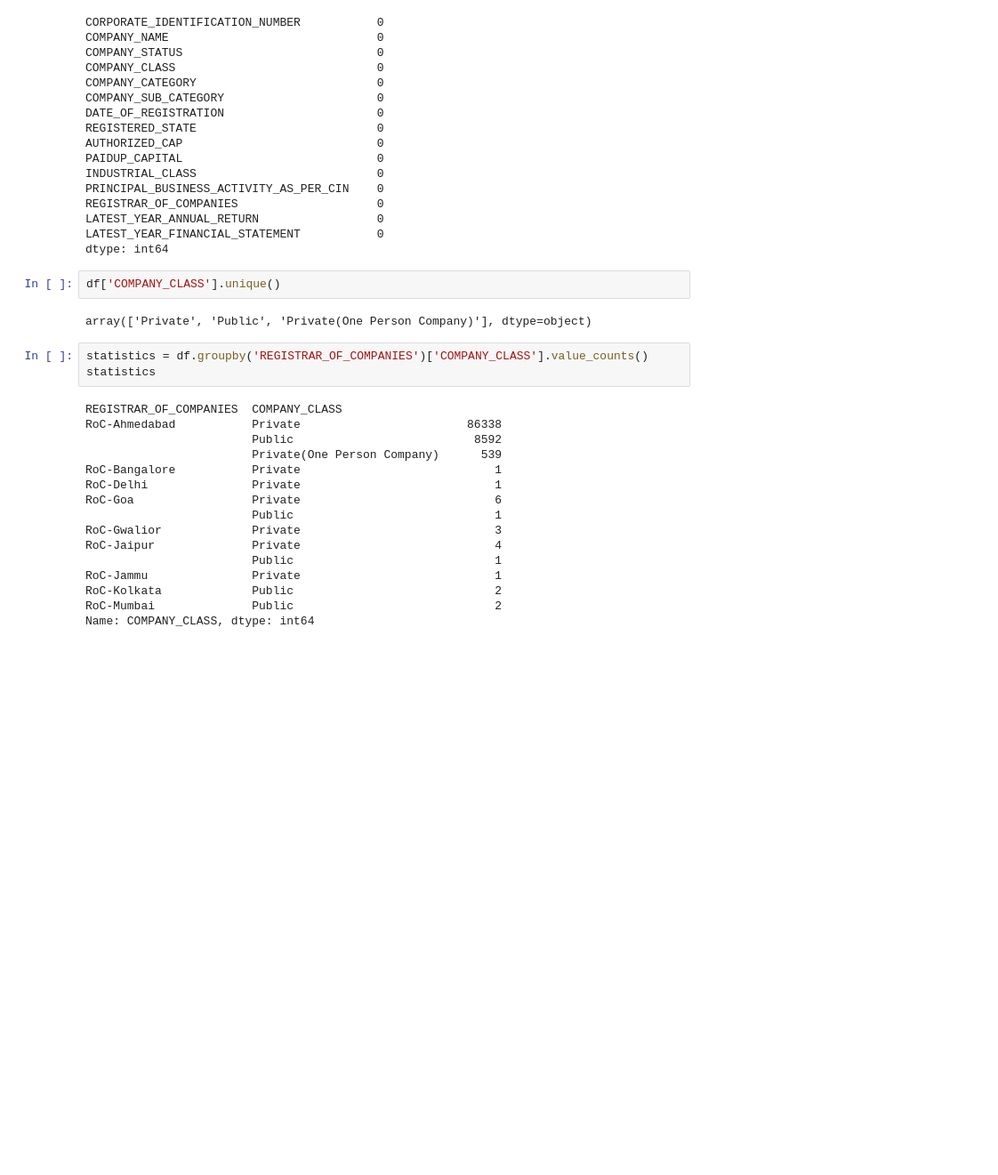
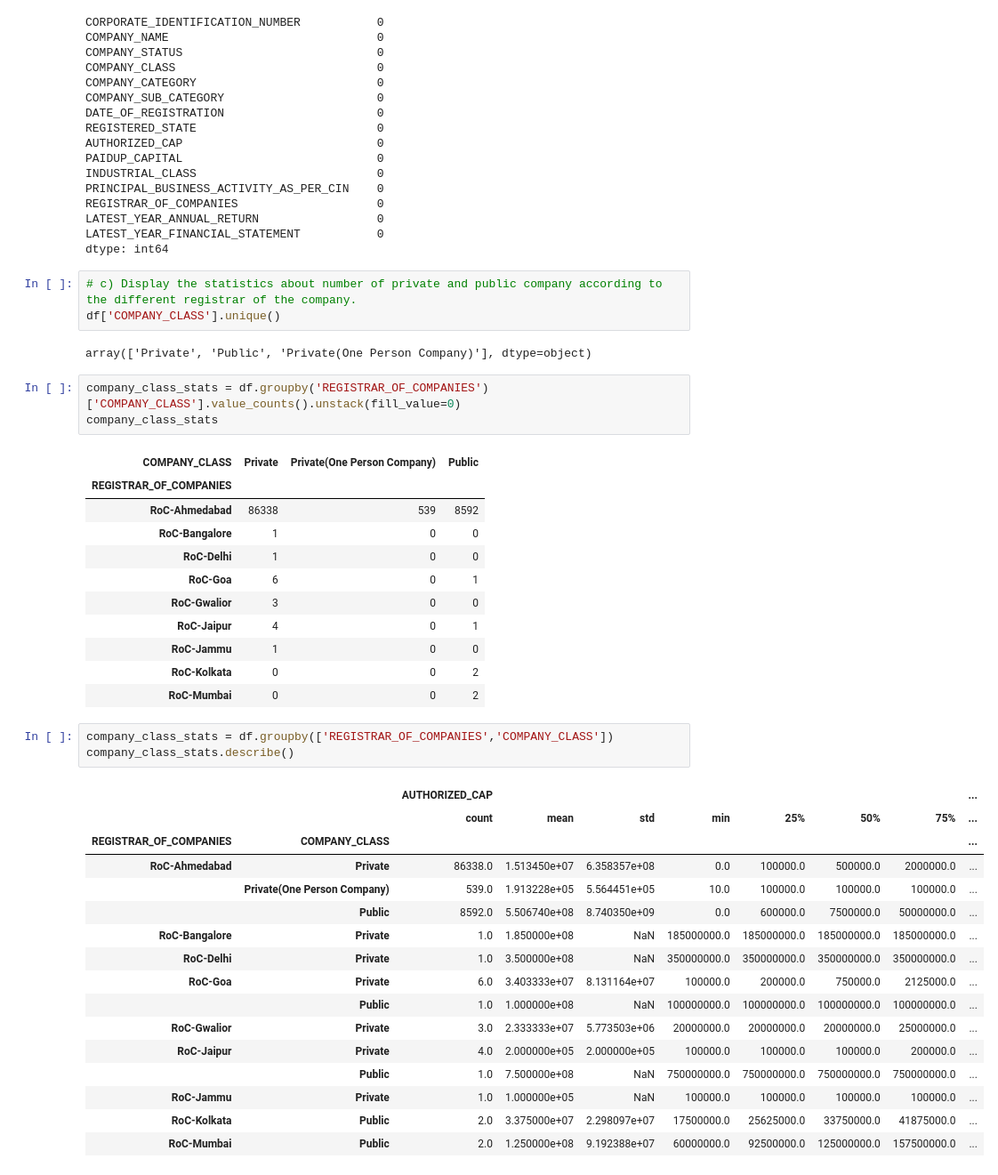
Before and after one commit to Jab-11/S5_Practicals, a Jupyter notebook: PDS/P2/P2.ipynb, the cells around one changed output. Shown at 89% size. Saved outputs shown, nothing was run; the diff lists cells and outputs as text; blank space fills up the shorter version.

```diff
--- a/PDS/P2/P2.ipynb
+++ b/PDS/P2/P2.ipynb
@@ -106,26 +120,43 @@ REGISTRAR_OF_COMPANIES                    0
 LATEST_YEAR_ANNUAL_RETURN                 0
 LATEST_YEAR_FINANCIAL_STATEMENT           0
 dtype: int64
-# %%
-df['COMPANY_CLASS'].unique()
-# %% [output]
-array(['Private', 'Public', 'Private(One Person Company)'], dtype=object)
+# %%
+# c) Display the statistics about number of private and public company according to the different registrar of the company.
+df['COMPANY_CLASS'].unique()
+# %% [output]
+array(['Private', 'Public', 'Private(One Person Company)'], dtype=object)
 # %%
-statistics = df.groupby('REGISTRAR_OF_COMPANIES')['COMPANY_CLASS'].value_counts()
-statistics
+company_class_stats = df.groupby('REGISTRAR_OF_COMPANIES')['COMPANY_CLASS'].value_counts().unstack(fill_value=0)
+company_class_stats
 # %% [output]
-REGISTRAR_OF_COMPANIES  COMPANY_CLASS
-RoC-Ahmedabad           Private                        86338
-                        Public                          8592
-                        Private(One Person Company)      539
-RoC-Bangalore           Private                            1
-RoC-Delhi               Private                            1
-RoC-Goa                 Private                            6
-                        Public                             1
-RoC-Gwalior             Private                            3
-RoC-Jaipur              Private                            4
-                        Public                             1
-RoC-Jammu               Private                            1
-RoC-Kolkata             Public                             2
-RoC-Mumbai              Public                             2
-Name: COMPANY_CLASS, dtype: int64
+| COMPANY_CLASS | Private | Private(One Person Company) | Public |
+| REGISTRAR_OF_COMPANIES |  |  |  |
+| RoC-Ahmedabad | 86338 | 539 | 8592 |
+| RoC-Bangalore | 1 | 0 | 0 |
+| RoC-Delhi | 1 | 0 | 0 |
+| RoC-Goa | 6 | 0 | 1 |
+| RoC-Gwalior | 3 | 0 | 0 |
+| RoC-Jaipur | 4 | 0 | 1 |
+| RoC-Jammu | 1 | 0 | 0 |
+| RoC-Kolkata | 0 | 0 | 2 |
+| RoC-Mumbai | 0 | 0 | 2 |
+# %%
+company_class_stats = df.groupby(['REGISTRAR_OF_COMPANIES','COMPANY_CLASS'])
+company_class_stats.describe()
+# %% [output]
+|  |  | AUTHORIZED_CAP |  |  |  |  |  |  | ... |
+|  |  | count | mean | std | min | 25% | 50% | 75% | ... |
+| REGISTRAR_OF_COMPANIES | COMPANY_CLASS |  |  |  |  |  |  |  | ... |
+| RoC-Ahmedabad | Private | 86338.0 | 1.513450e+07 | 6.358357e+08 | 0.0 | 100000.0 | 500000.0 | 2000000.0 | ... |
+|  | Private(One Person Company) | 539.0 | 1.913228e+05 | 5.564451e+05 | 10.0 | 100000.0 | 100000.0 | 100000.0 | ... |
+|  | Public | 8592.0 | 5.506740e+08 | 8.740350e+09 | 0.0 | 600000.0 | 7500000.0 | 50000000.0 | ... |
+| RoC-Bangalore | Private | 1.0 | 1.850000e+08 | NaN | 185000000.0 | 185000000.0 | 185000000.0 | 185000000.0 | ... |
+| RoC-Delhi | Private | 1.0 | 3.500000e+08 | NaN | 350000000.0 | 350000000.0 | 350000000.0 | 350000000.0 | ... |
+| RoC-Goa | Private | 6.0 | 3.403333e+07 | 8.131164e+07 | 100000.0 | 200000.0 | 750000.0 | 2125000.0 | ... |
+|  | Public | 1.0 | 1.000000e+08 | NaN | 100000000.0 | 100000000.0 | 100000000.0 | 100000000.0 | ... |
+| RoC-Gwalior | Private | 3.0 | 2.333333e+07 | 5.773503e+06 | 20000000.0 | 20000000.0 | 20000000.0 | 25000000.0 | ... |
+| RoC-Jaipur | Private | 4.0 | 2.000000e+05 | 2.000000e+05 | 100000.0 | 100000.0 | 100000.0 | 200000.0 | ... |
+|  | Public | 1.0 | 7.500000e+08 | NaN | 750000000.0 | 750000000.0 | 750000000.0 | 750000000.0 | ... |
+| RoC-Jammu | Private | 1.0 | 1.000000e+05 | NaN | 100000.0 | 100000.0 | 100000.0 | 100000.0 | ... |
+| RoC-Kolkata | Public | 2.0 | 3.375000e+07 | 2.298097e+07 | 17500000.0 | 25625000.0 | 33750000.0 | 41875000.0 | ... |
+| RoC-Mumbai | Public | 2.0 | 1.250000e+08 | 9.192388e+07 | 60000000.0 | 92500000.0 | 125000000.0 | 157500000.0 | ... |
```
Also changed, not shown: parts of 7 cells of this notebook.
